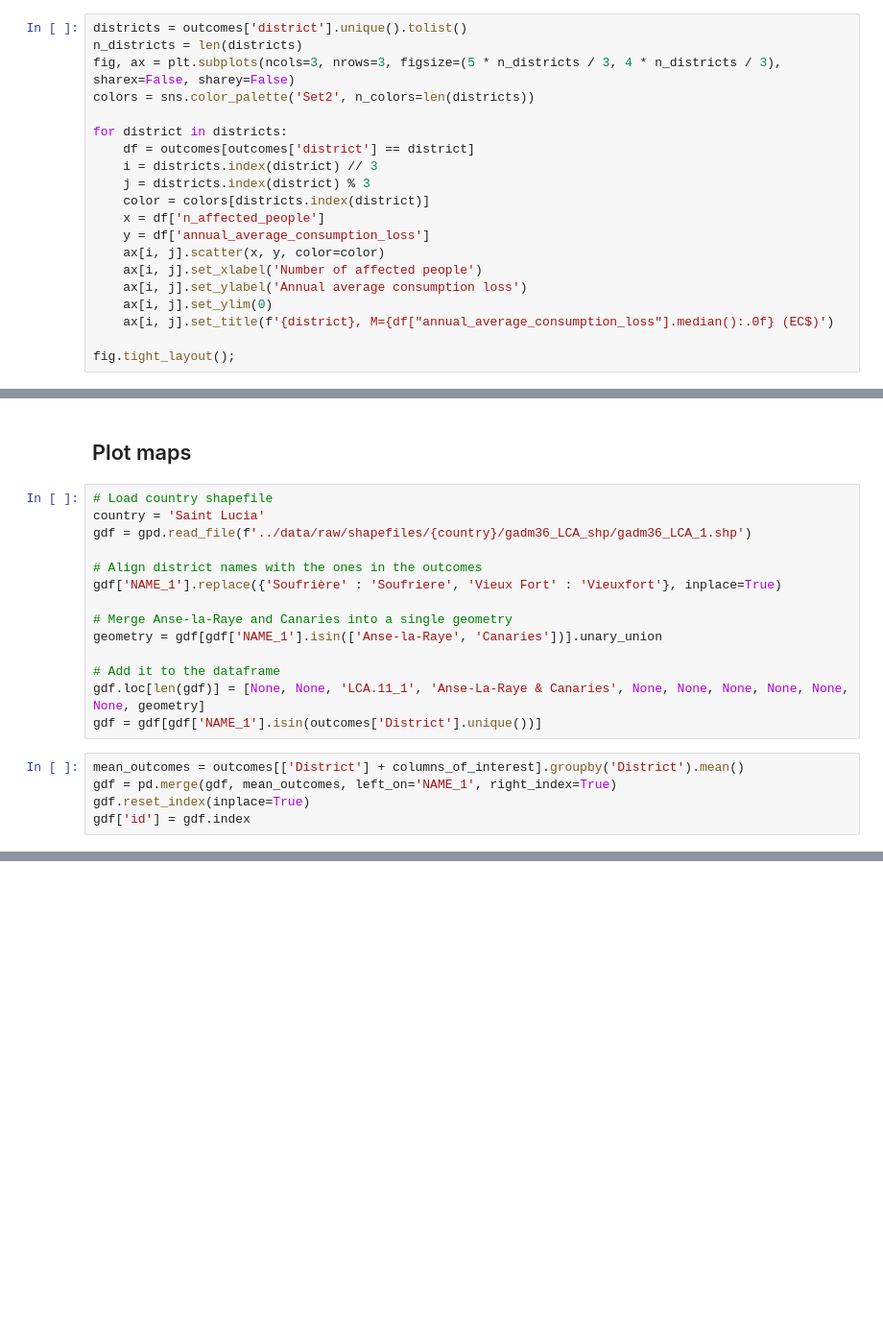
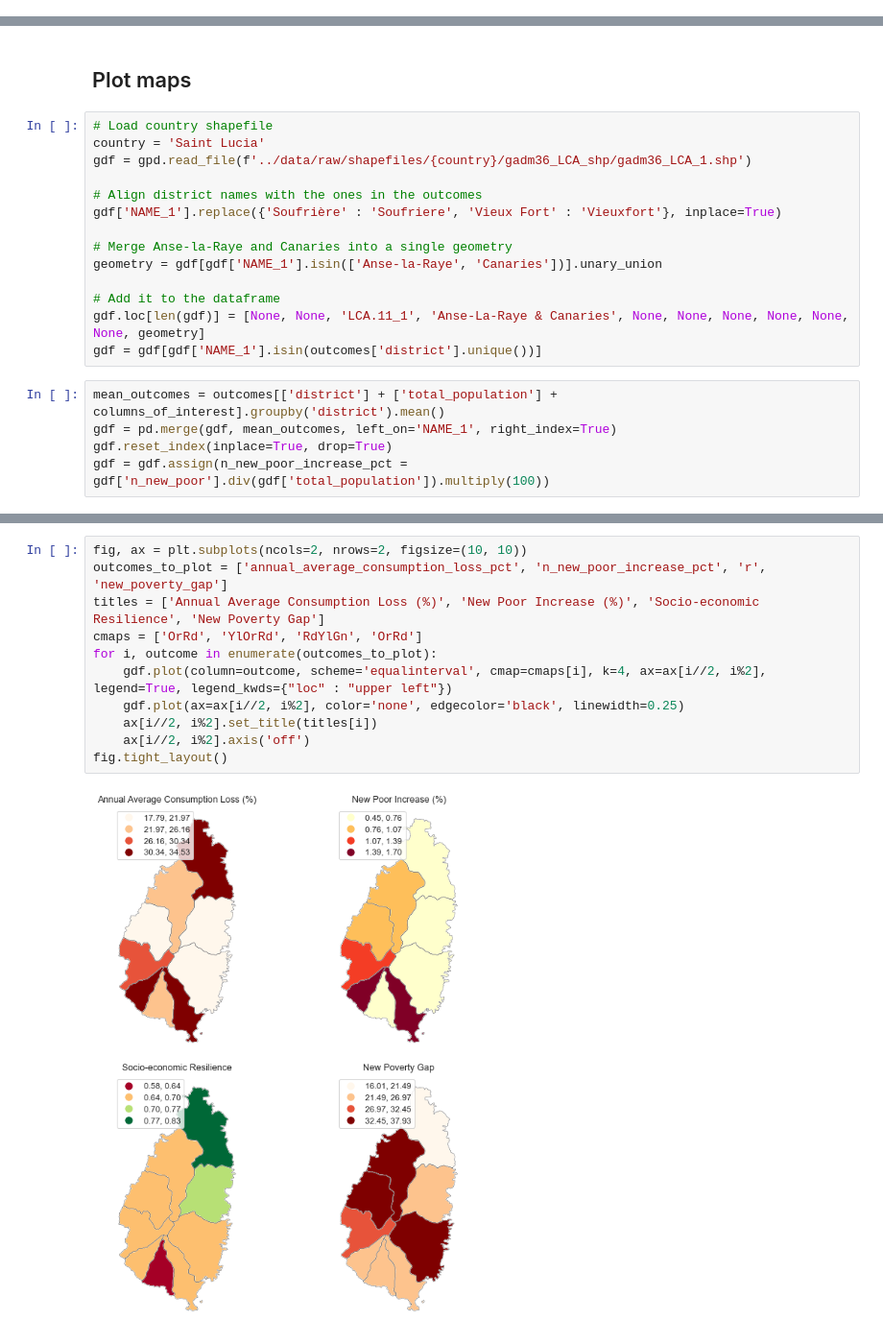
Before and after one commit to mikhailsirenko/unbreakable, a Jupyter notebook: notebooks/analysis.ipynb, the cells around one changed output, grey strips where cells are left out. Shown at 96% size. Saved outputs shown, nothing was run; the diff lists cells and outputs as text; blank space fills up the shorter version.

```diff
--- a/notebooks/analysis.ipynb
+++ b/notebooks/analysis.ipynb
@@ -313,20 +317,0 @@ fig.tight_layout();
-# %%
-districts = outcomes['district'].unique().tolist()
-n_districts = len(districts)
-fig, ax = plt.subplots(ncols=3, nrows=3, figsize=(5 * n_districts / 3, 4 * n_districts / 3), sharex=False, sharey=False)
-colors = sns.color_palette('Set2', n_colors=len(districts))
-
-for district in districts:
-    df = outcomes[outcomes['district'] == district]
-    i = districts.index(district) // 3
-    j = districts.index(district) % 3
-    color = colors[districts.index(district)]
-    x = df['n_affected_people']
-    y = df['annual_average_consumption_loss']
-    ax[i, j].scatter(x, y, color=color)
-    ax[i, j].set_xlabel('Number of affected people')
-    ax[i, j].set_ylabel('Annual average consumption loss')
-    ax[i, j].set_ylim(0)
-    ax[i, j].set_title(f'{district}, M={df["annual_average_consumption_loss"].median():.0f} (EC$)')
-
-fig.tight_layout();
@@ -632,9 +615,9 @@ geometry = gdf[gdf['NAME_1'].isin(['Anse-la-Raye', 'Canaries'])].unary_union
 
 # Add it to the dataframe
 gdf.loc[len(gdf)] = [None, None, 'LCA.11_1', 'Anse-La-Raye & Canaries', None, None, None, None, None, None, geometry]
-gdf = gdf[gdf['NAME_1'].isin(outcomes['District'].unique())]
+gdf = gdf[gdf['NAME_1'].isin(outcomes['district'].unique())]
 # %%
-mean_outcomes = outcomes[['District'] + columns_of_interest].groupby('District').mean()
+mean_outcomes = outcomes[['district'] + ['total_population'] + columns_of_interest].groupby('district').mean()
 gdf = pd.merge(gdf, mean_outcomes, left_on='NAME_1', right_index=True)
-gdf.reset_index(inplace=True)
-gdf['id'] = gdf.index
+gdf.reset_index(inplace=True, drop=True)
+gdf = gdf.assign(n_new_poor_increase_pct = gdf['n_new_poor'].div(gdf['total_population']).multiply(100))
@@ -642,0 +627,13 @@ gdf.to_file('saintlucia.json', driver='GeoJSON')
+# %%
+fig, ax = plt.subplots(ncols=2, nrows=2, figsize=(10, 10))
+outcomes_to_plot = ['annual_average_consumption_loss_pct', 'n_new_poor_increase_pct', 'r', 'new_poverty_gap']
+titles = ['Annual Average Consumption Loss (%)', 'New Poor Increase (%)', 'Socio-economic Resilience', 'New Poverty Gap']
+cmaps = ['OrRd', 'YlOrRd', 'RdYlGn', 'OrRd']
+for i, outcome in enumerate(outcomes_to_plot):
+    gdf.plot(column=outcome, scheme='equalinterval', cmap=cmaps[i], k=4, ax=ax[i//2, i%2], legend=True, legend_kwds={"loc" : "upper left"})
+    gdf.plot(ax=ax[i//2, i%2], color='none', edgecolor='black', linewidth=0.25)
+    ax[i//2, i%2].set_title(titles[i])
+    ax[i//2, i%2].axis('off')
+fig.tight_layout()
+# %% [output]
+[figure, added]
```
Also changed, not shown: parts of 10 cells of this notebook.
